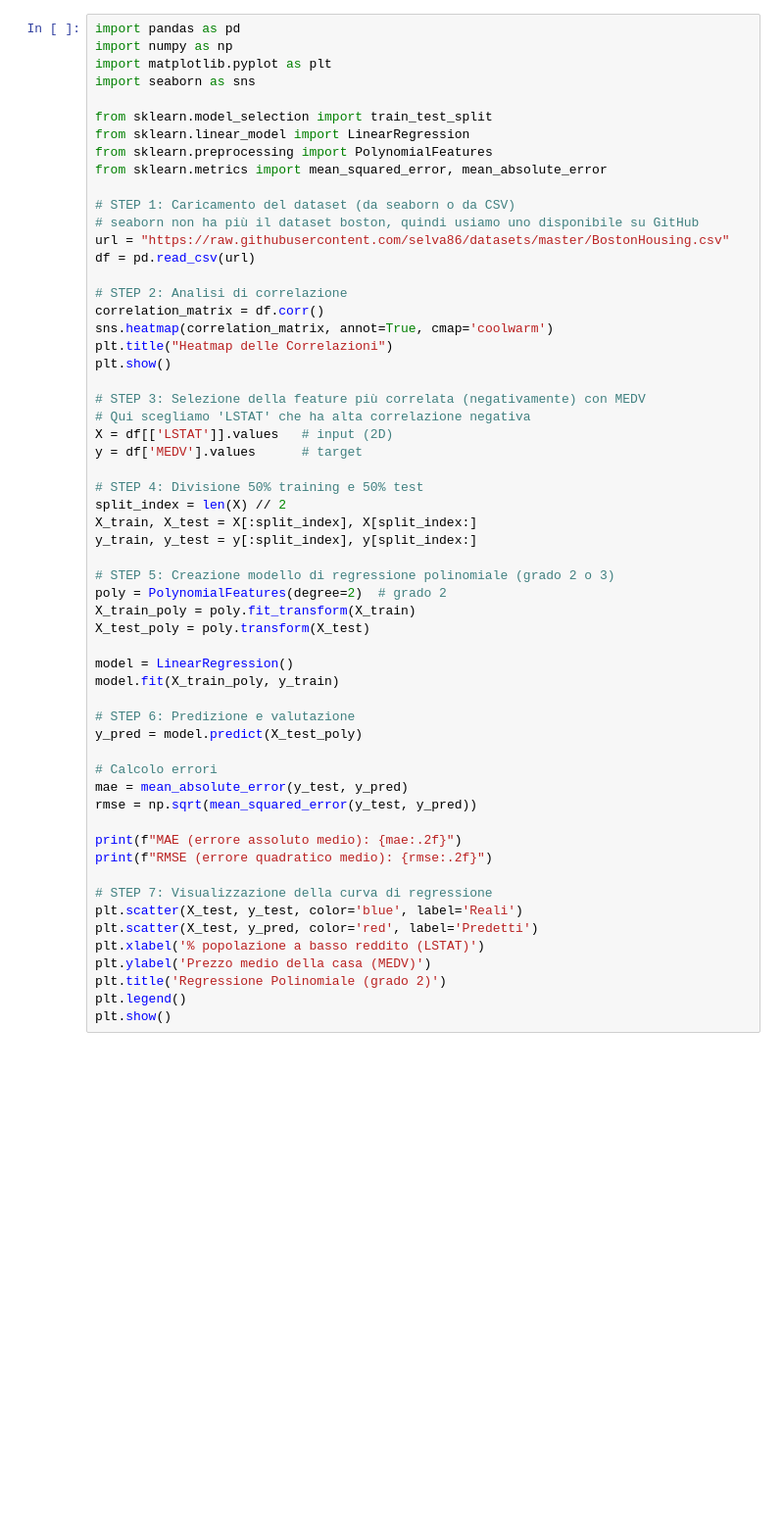
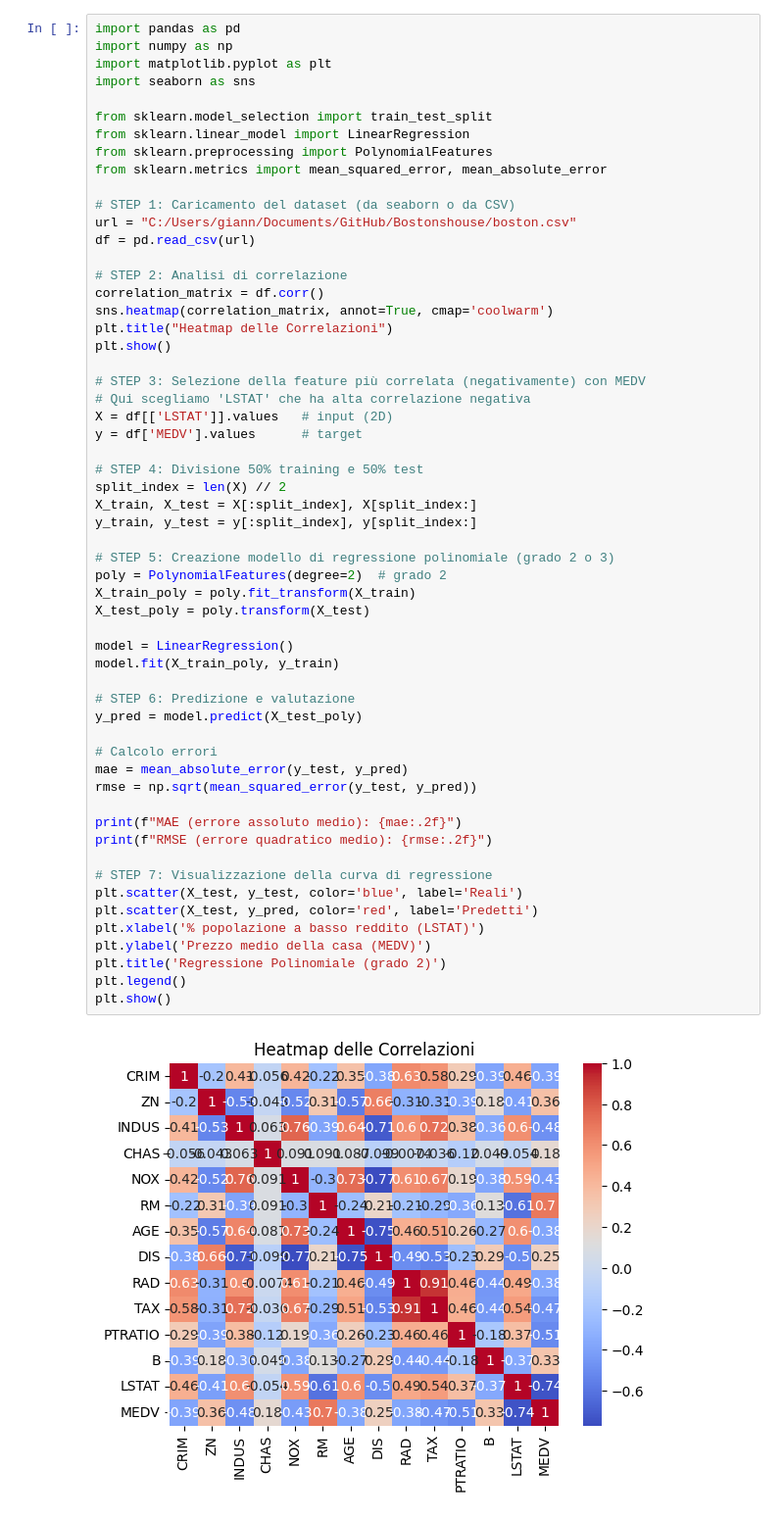
Before and after one commit to gianni20/Bostonshouse, a Jupyter notebook: botg.ipynb, the cells around one changed output. Shown: that part at 98% size. Drawn from its saved outputs; the diff is of its cells as text; blank space fills up the shorter version.

```diff
--- a/botg.ipynb
+++ b/botg.ipynb
@@ -10,8 +10,7 @@ from sklearn.preprocessing import PolynomialFeatures
 from sklearn.metrics import mean_squared_error, mean_absolute_error
 
 # STEP 1: Caricamento del dataset (da seaborn o da CSV)
-# seaborn non ha più il dataset boston, quindi usiamo uno disponibile su GitHub
-url = "https://raw.githubusercontent.com/selva86/datasets/master/BostonHousing.csv"
+url = "C:/Users/giann/Documents/GitHub/Bostonshouse/boston.csv"
 df = pd.read_csv(url)
 
 # STEP 2: Analisi di correlazione
@@ -29,30 +28,32 @@ y = df['MEDV'].values      # target
 split_index = len(X) // 2
 X_train, X_test = X[:split_index], X[split_index:]
 y_train, y_test = y[:split_index], y[split_index:]
 
 # STEP 5: Creazione modello di regressione polinomiale (grado 2 o 3)
 poly = PolynomialFeatures(degree=2)  # grado 2
 X_train_poly = poly.fit_transform(X_train)
 X_test_poly = poly.transform(X_test)
 
 model = LinearRegression()
 model.fit(X_train_poly, y_train)
 
 # STEP 6: Predizione e valutazione
 y_pred = model.predict(X_test_poly)
 
 # Calcolo errori
 mae = mean_absolute_error(y_test, y_pred)
 rmse = np.sqrt(mean_squared_error(y_test, y_pred))
 
 print(f"MAE (errore assoluto medio): {mae:.2f}")
 print(f"RMSE (errore quadratico medio): {rmse:.2f}")
 
 # STEP 7: Visualizzazione della curva di regressione
 plt.scatter(X_test, y_test, color='blue', label='Reali')
 plt.scatter(X_test, y_pred, color='red', label='Predetti')
 plt.xlabel('% popolazione a basso reddito (LSTAT)')
 plt.ylabel('Prezzo medio della casa (MEDV)')
 plt.title('Regressione Polinomiale (grado 2)')
 plt.legend()
 plt.show()
+# %% [output]
+[figure, added]
```
Also changed, not shown: parts of 1 cell of this notebook, 5 other files.
